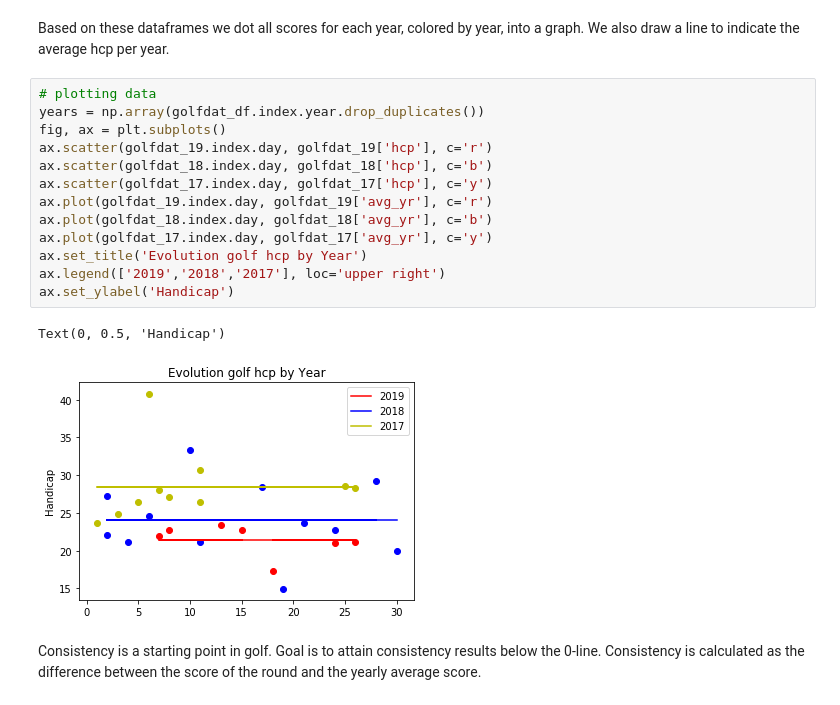
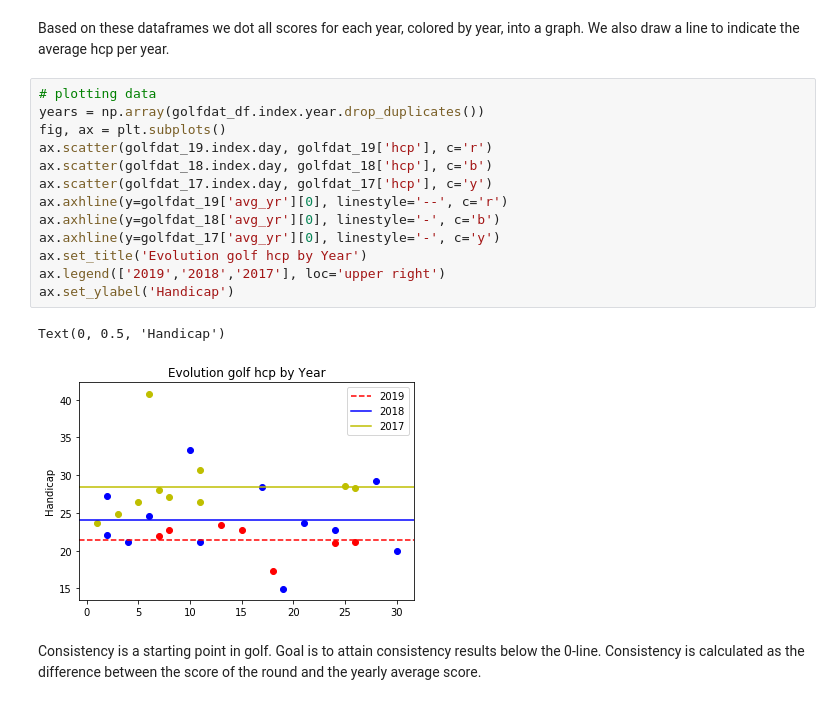
Before and after one commit to KoenPonnet/Golf, a Jupyter notebook: Golf Koen.ipynb, the cells around one changed output. Cells and saved outputs as stored; diff of their text form.

Commit message:
Add files via upload
Implement ax.axhline code

```diff
--- a/Golf Koen.ipynb
+++ b/Golf Koen.ipynb
@@ -93,19 +103,19 @@ Based on these dataframes we dot all scores for each year, colored by year, into
 # %%
 # plotting data
 years = np.array(golfdat_df.index.year.drop_duplicates())
 fig, ax = plt.subplots()
 ax.scatter(golfdat_19.index.day, golfdat_19['hcp'], c='r')
 ax.scatter(golfdat_18.index.day, golfdat_18['hcp'], c='b')
 ax.scatter(golfdat_17.index.day, golfdat_17['hcp'], c='y')
-ax.plot(golfdat_19.index.day, golfdat_19['avg_yr'], c='r')
-ax.plot(golfdat_18.index.day, golfdat_18['avg_yr'], c='b')
-ax.plot(golfdat_17.index.day, golfdat_17['avg_yr'], c='y')
+ax.axhline(y=golfdat_19['avg_yr'][0], linestyle='--', c='r')
+ax.axhline(y=golfdat_18['avg_yr'][0], linestyle='-', c='b')
+ax.axhline(y=golfdat_17['avg_yr'][0], linestyle='-', c='y')
 ax.set_title('Evolution golf hcp by Year')
 ax.legend(['2019','2018','2017'], loc='upper right')
 ax.set_ylabel('Handicap')
 # %% [output]
 Text(0, 0.5, 'Handicap')
-[figure, old version]
+[figure, new version]
 # %% [markdown]
 Consistency is a starting point in golf. Goal is to attain consistency results below the 0-line. Consistency is calculated as the difference between the score of the round and the yearly average score.
 # %%
```
Also changed, not shown: parts of 1 cell of this notebook.
